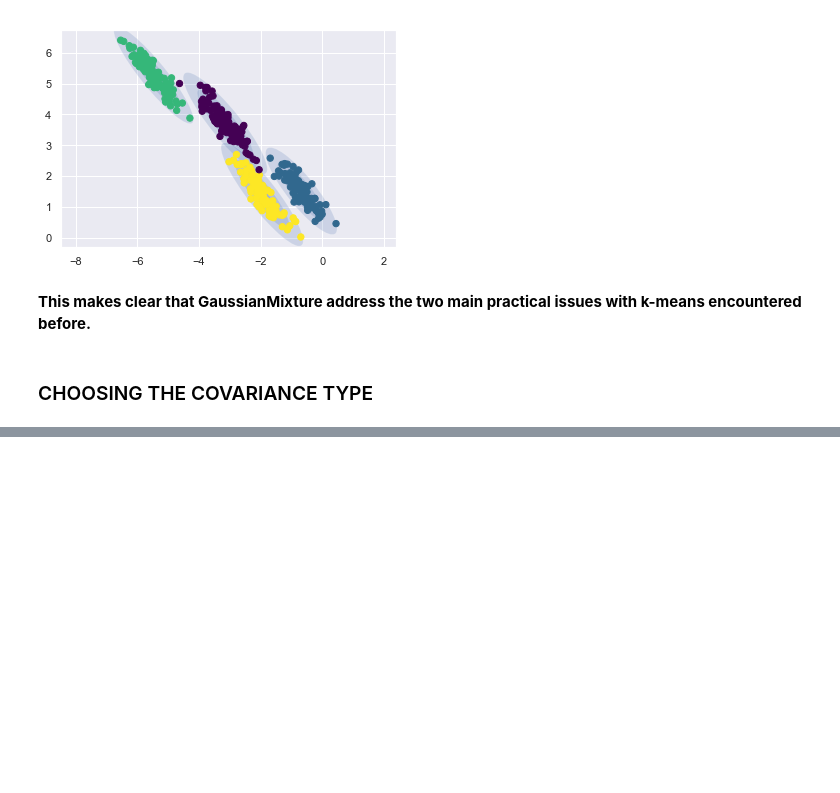
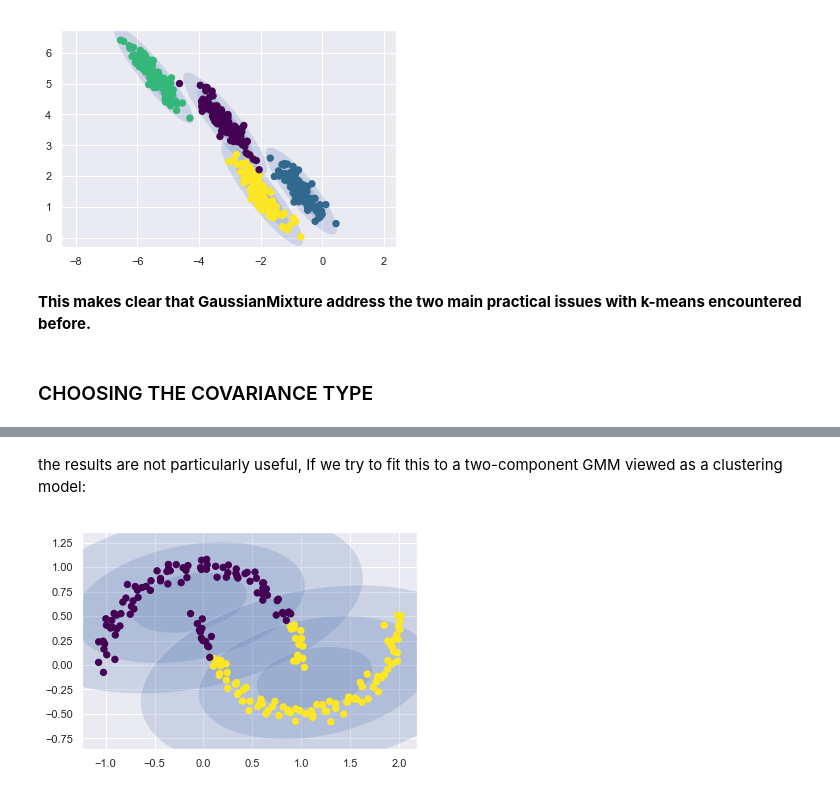
Before and after one commit to ozlerhakan/deep-learning-notes, a Jupyter notebook: Python Data Science Handbook/5-Machine-Learning-Contd-2.ipynb, the cells around one changed output, grey strips where cells are left out. Drawn from its saved outputs; the diff is of its cells as text; code cells hidden in the pictures; blank space fills up the shorter version.

```diff
--- a/Python Data Science Handbook/5-Machine-Learning-Contd-2.ipynb
+++ b/Python Data Science Handbook/5-Machine-Learning-Contd-2.ipynb
@@ -488,0 +504,7 @@ plot_gmm(gmm, X_stretched)
+# %% [markdown]
+the results are not particularly useful, If we try to fit this to a two-component GMM viewed as a clustering model:
+# %%
+gmm2 = GaussianMixture(n_components=2, covariance_type='full', random_state=0)
+plot_gmm(gmm2, Xmoon)
+# %% [output]
+[figure, added]
```
Also changed, not shown: parts of 72 cells of this notebook, 3 other files.
